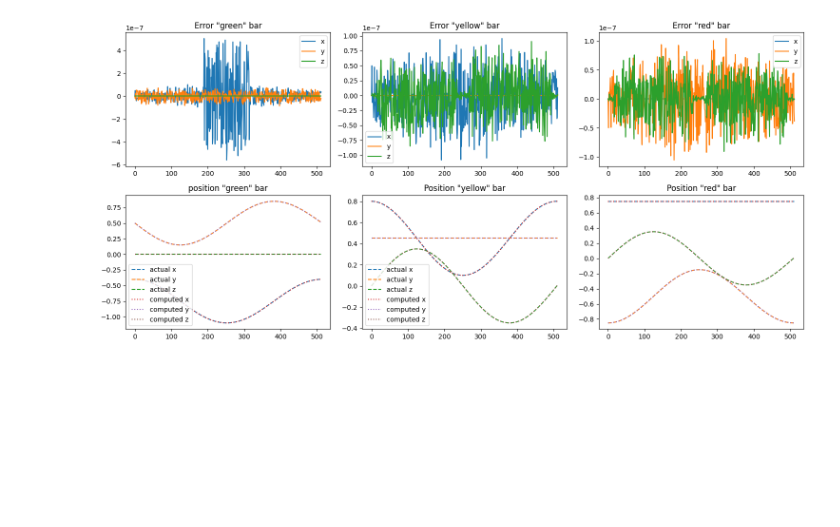
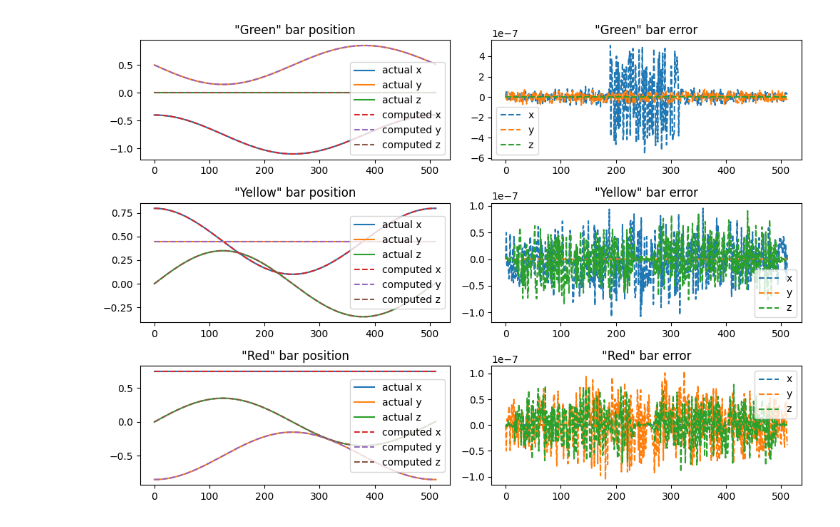
Before and after one commit to ozwalrh/RnD, a Jupyter notebook: euler_params_test.ipynb, the cells around one changed output. Cells and saved outputs as stored; diff of their text form; code cells hidden in the pictures; blank space fills up the shorter version.

```diff
--- a/euler_params_test.ipynb
+++ b/euler_params_test.ipynb
@@ -182,34 +126,35 @@ plt.show()
 # %%
-fig, axs = plt.subplots(2, 3, figsize=(15, 7))
+fig, axs = plt.subplots(3, 2, figsize=(10, 7))
 
-axs[0,0].plot(data_dict2['error'], label='Error')
-axs[0,0].set_title('Error "green" bar')
-axs[0,0].legend(['x', 'y', 'z'])
+axs[0,1].plot(data_dict2['error'], linestyle='--', label='Error')
+axs[0,1].set_title('"Green" bar error')
+axs[0,1].legend(['x', 'y', 'z'])
 
-axs[1,0].plot(data_dict2['v'], linestyle='--', label='v')
-axs[1,0].plot(data_dict2['positions'], linestyle=':', label='positions')
-axs[1,0].set_title('position "green" bar')
+axs[0,0].plot(data_dict2['v'], linestyle='-', label='v')
+axs[0,0].plot(data_dict2['positions'], linestyle='--', label='positions')
+axs[0,0].set_title('"Green" bar position')
+axs[0,0].legend(['actual x', 'actual y', 'actual z', 'computed x', 'computed y', 'computed z'])
+axs[0,0].color = (['green', 'red', 'blue', 'green', 'red', 'blue'])
+
+axs[1,1].plot(data_dict3['error'], linestyle='--', label='Error')
+axs[1,1].set_title('"Yellow" bar error')
+axs[1,1].legend(['x', 'y', 'z'])
+
+axs[1,0].plot(data_dict3['v'], linestyle='-', label='v')
+axs[1,0].plot(data_dict3['positions'], linestyle='--', label='positions')
+axs[1,0].set_title('"Yellow" bar position')
 axs[1,0].legend(['actual x', 'actual y', 'actual z', 'computed x', 'computed y', 'computed z'])
 
-axs[0,1].plot(data_dict3['error'], label='Error')
-axs[0,1].set_title('Error "yellow" bar')
-axs[0,1].legend(['x', 'y', 'z'])
+axs[2,1].plot(data_dict4['error'], linestyle='--', label='Error')
+axs[2,1].set_title('"Red" bar error')
+axs[2,1].legend(['x', 'y', 'z'])
 
-axs[1,1].plot(data_dict3['v'], linestyle='--', label='v')
-axs[1,1].plot(data_dict3['positions'], linestyle=':', label='positions')
-axs[1,1].set_title('Position "yellow" bar')
-axs[1,1].legend(['actual x', 'actual y', 'actual z', 'computed x', 'computed y', 'computed z'])
-
-axs[0,2].plot(data_dict4['error'], label='Error')
-axs[0,2].set_title('Error "red" bar')
-axs[0,2].legend(['x', 'y', 'z'])
-
-axs[1,2].plot(data_dict4['v'], linestyle='--', label='v')
-axs[1,2].plot(data_dict4['positions'], linestyle=':', label='positions')
-axs[1,2].set_title('Position "red" bar')
-axs[1,1].legend(['actual x', 'actual y', 'actual z', 'computed x', 'computed y', 'computed z'])
+axs[2,0].plot(data_dict4['v'], linestyle='-', label='v')
+axs[2,0].plot(data_dict4['positions'], linestyle='--', label='positions')
+axs[2,0].set_title('"Red" bar position')
+axs[2,0].legend(['actual x', 'actual y', 'actual z', 'computed x', 'computed y', 'computed z'])
 
 plt.tight_layout()
 plt.show()
 # %% [output]
-[figure, old version]
+[figure, new version]
```
Also changed, not shown: parts of 4 cells of this notebook, 1 other file.
